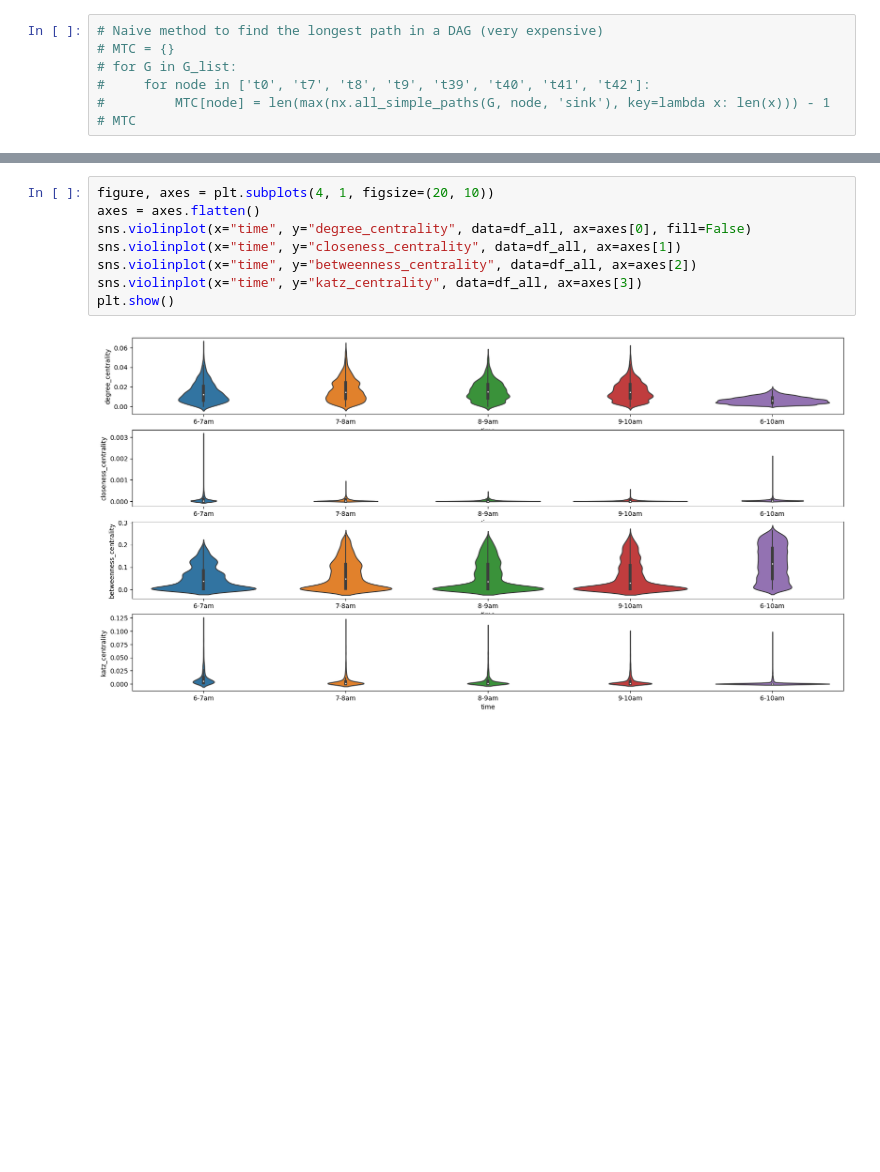
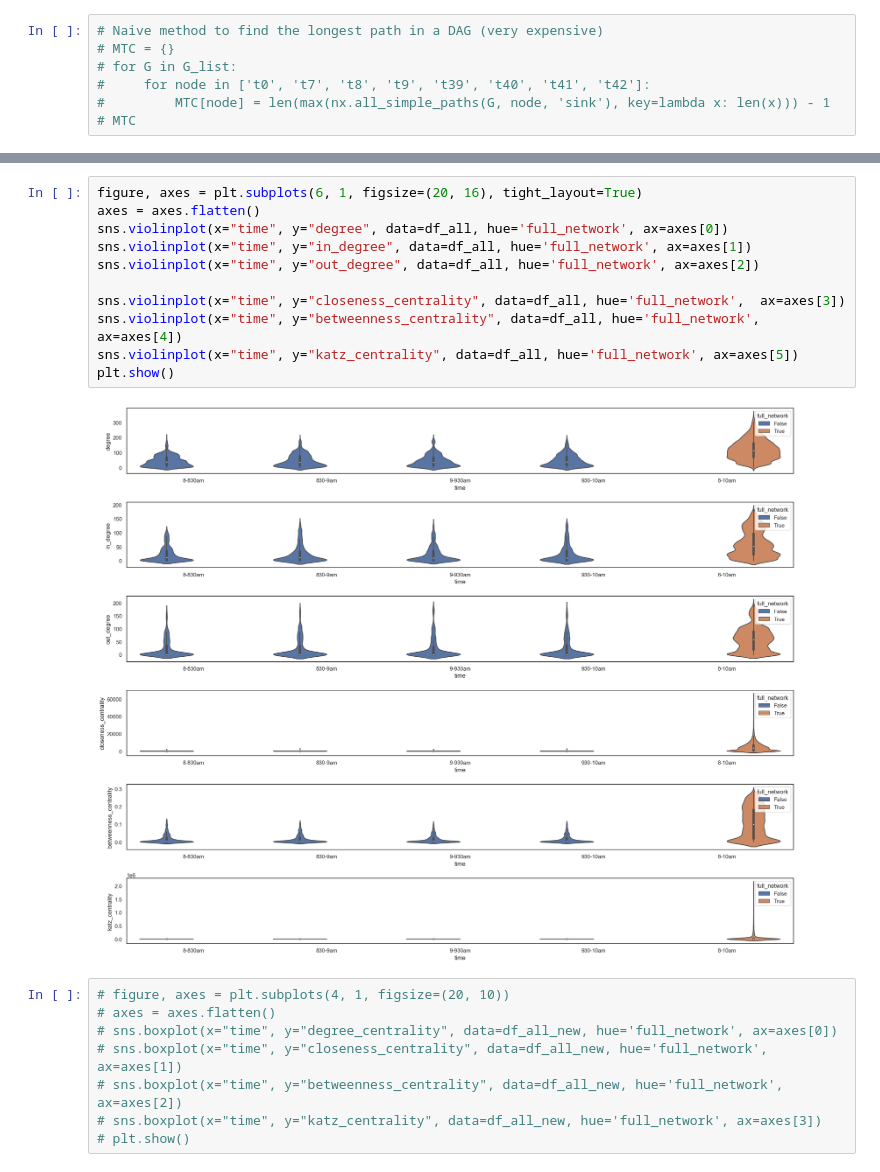
Before and after one commit to TIVV424/SPMoD, a Jupyter notebook: code_2024/benchmark/work_place.ipynb, the cells around one changed output, grey strips where cells are left out. Saved outputs shown, nothing was run; the diff lists cells and outputs as text; blank space fills up the shorter version.

```diff
--- a/code_2024/benchmark/work_place.ipynb
+++ b/code_2024/benchmark/work_place.ipynb
@@ -216,10 +195,21 @@ df_all_new = pd.concat(df_list, axis=0)
+# %%
+figure, axes = plt.subplots(6, 1, figsize=(20, 16), tight_layout=True)
+axes = axes.flatten()
+sns.violinplot(x="time", y="degree", data=df_all, hue='full_network', ax=axes[0])
+sns.violinplot(x="time", y="in_degree", data=df_all, hue='full_network', ax=axes[1])
+sns.violinplot(x="time", y="out_degree", data=df_all, hue='full_network', ax=axes[2])
+
+sns.violinplot(x="time", y="closeness_centrality", data=df_all, hue='full_network',  ax=axes[3])
+sns.violinplot(x="time", y="betweenness_centrality", data=df_all, hue='full_network', ax=axes[4])
+sns.violinplot(x="time", y="katz_centrality", data=df_all, hue='full_network', ax=axes[5])
+plt.show()
+# %% [output]
+[figure, added]
 # %%
-figure, axes = plt.subplots(4, 1, figsize=(20, 10))
-axes = axes.flatten()
-sns.violinplot(x="time", y="degree_centrality", data=df_all, ax=axes[0], fill=False)
-sns.violinplot(x="time", y="closeness_centrality", data=df_all, ax=axes[1])
-sns.violinplot(x="time", y="betweenness_centrality", data=df_all, ax=axes[2])
-sns.violinplot(x="time", y="katz_centrality", data=df_all, ax=axes[3])
-plt.show()
+# figure, axes = plt.subplots(4, 1, figsize=(20, 10))
+# axes = axes.flatten()
+# sns.boxplot(x="time", y="degree_centrality", data=df_all_new, hue='full_network', ax=axes[0])
+# sns.boxplot(x="time", y="closeness_centrality", data=df_all_new, hue='full_network',  ax=axes[1])
+# sns.boxplot(x="time", y="betweenness_centrality", data=df_all_new, hue='full_network', ax=axes[2])
+# sns.boxplot(x="time", y="katz_centrality", data=df_all_new, hue='full_network', ax=axes[3])
+# plt.show()
-# %% [output]
-[figure, removed]
```
Also changed, not shown: parts of 18 cells of this notebook, 6 other files.
